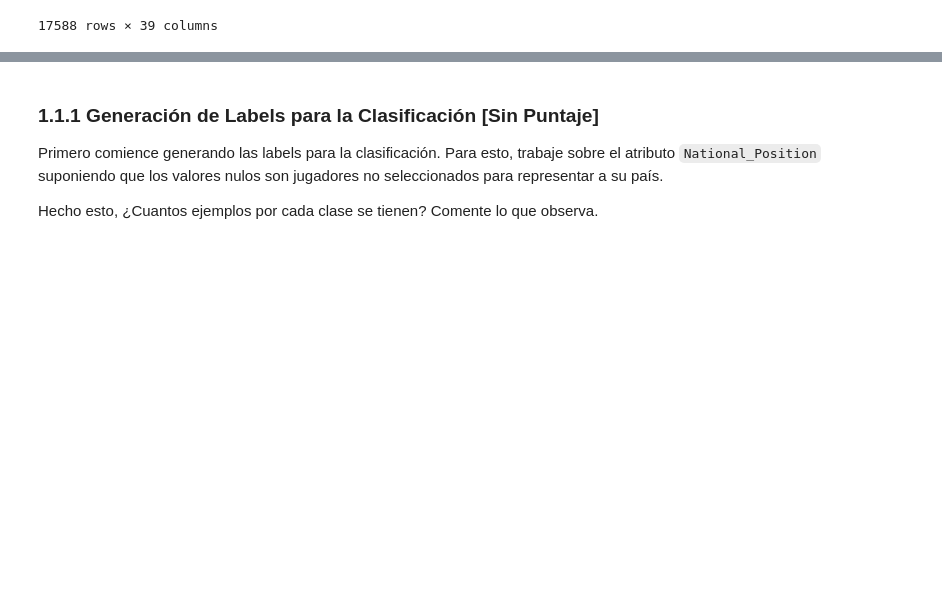
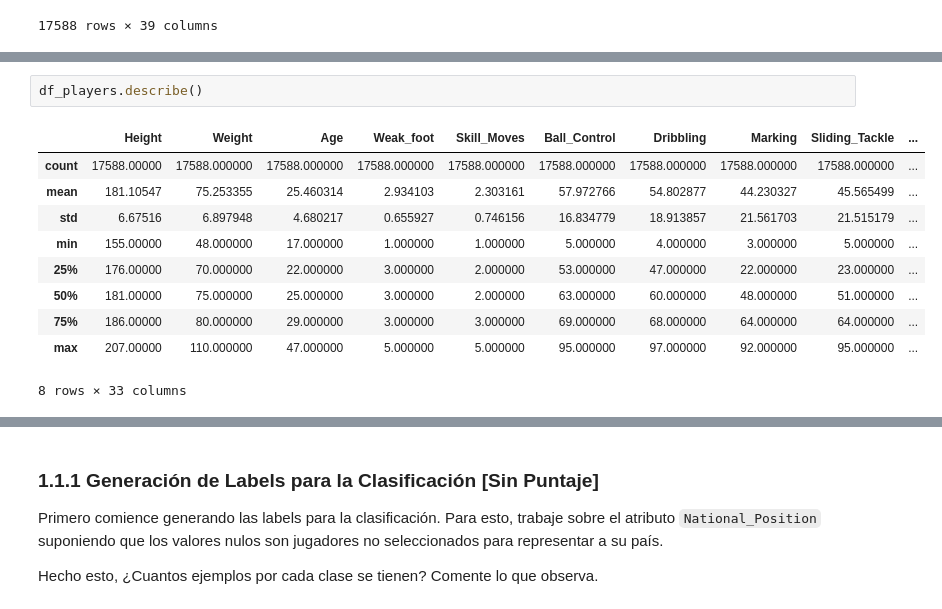
Before and after one commit to stepp1/MDS7202-2021, a Jupyter notebook: lab07/Laboratorio7.ipynb, the cells around one changed output, grey strips where cells are left out. Cells and saved outputs as stored; diff of their text form; blank space fills up the shorter version.

```diff
--- a/lab07/Laboratorio7.ipynb
+++ b/lab07/Laboratorio7.ipynb
@@ -139,0 +134,13 @@ df_players
+# %%
+df_players.describe()
+# %% [output]
+|  | Height | Weight | Age | Weak_foot | Skill_Moves | Ball_Control | Dribbling | Marking | Sliding_Tackle | ... |
+| count | 17588.00000 | 17588.000000 | 17588.000000 | 17588.000000 | 17588.000000 | 17588.000000 | 17588.000000 | 17588.000000 | 17588.000000 | ... |
+| mean | 181.10547 | 75.253355 | 25.460314 | 2.934103 | 2.303161 | 57.972766 | 54.802877 | 44.230327 | 45.565499 | ... |
+| std | 6.67516 | 6.897948 | 4.680217 | 0.655927 | 0.746156 | 16.834779 | 18.913857 | 21.561703 | 21.515179 | ... |
+| min | 155.00000 | 48.000000 | 17.000000 | 1.000000 | 1.000000 | 5.000000 | 4.000000 | 3.000000 | 5.000000 | ... |
+| 25% | 176.00000 | 70.000000 | 22.000000 | 3.000000 | 2.000000 | 53.000000 | 47.000000 | 22.000000 | 23.000000 | ... |
+| 50% | 181.00000 | 75.000000 | 25.000000 | 3.000000 | 2.000000 | 63.000000 | 60.000000 | 48.000000 | 51.000000 | ... |
+| 75% | 186.00000 | 80.000000 | 29.000000 | 3.000000 | 3.000000 | 69.000000 | 68.000000 | 64.000000 | 64.000000 | ... |
+| max | 207.00000 | 110.000000 | 47.000000 | 5.000000 | 5.000000 | 95.000000 | 97.000000 | 92.000000 | 95.000000 | ... |
+8 rows × 33 columns
```
Also changed, not shown: parts of 32 cells of this notebook.
